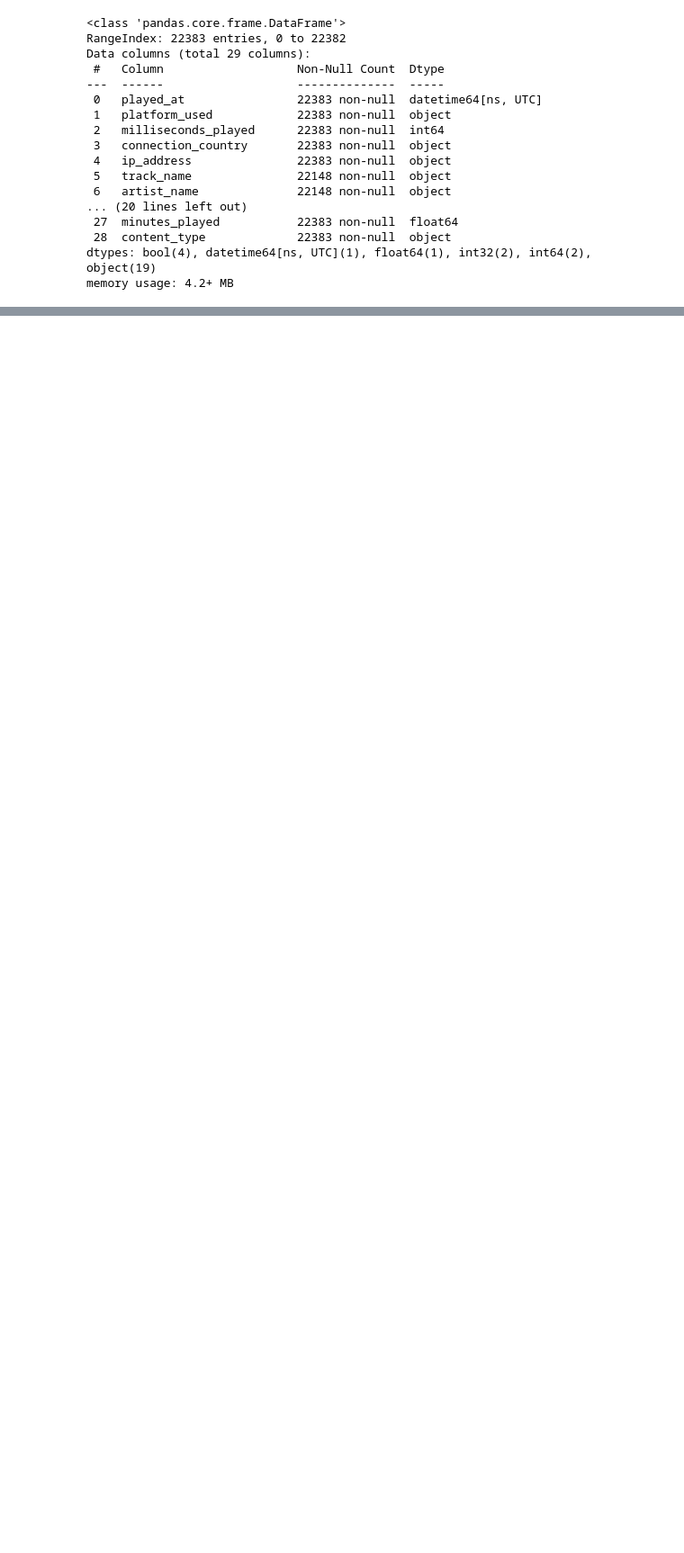
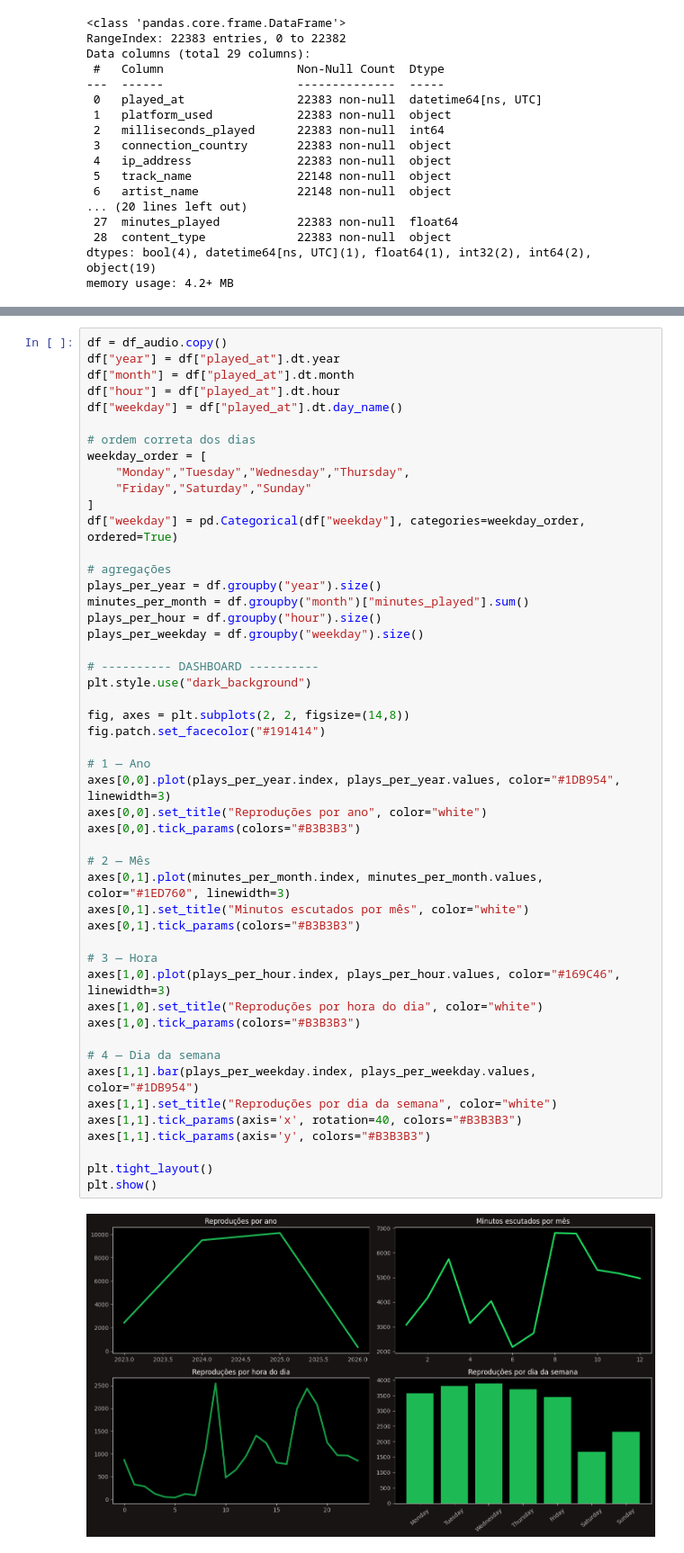
Before and after one commit to GuilhermeSouza122/atv_ciencia_dados, a Jupyter notebook: may/analise_descritiva.ipynb, the cells around one changed output, grey strips where cells are left out. Shown at 90% size. Cells and saved outputs as stored; diff of their text form; blank space fills up the shorter version.

```diff
--- a/may/analise_descritiva.ipynb
+++ b/may/analise_descritiva.ipynb
@@ -204,0 +366,51 @@ memory usage: 4.2+ MB
+# %%
+df = df_audio.copy()
+df["year"] = df["played_at"].dt.year
+df["month"] = df["played_at"].dt.month
+df["hour"] = df["played_at"].dt.hour
+df["weekday"] = df["played_at"].dt.day_name()
+
+# ordem correta dos dias
+weekday_order = [
+    "Monday","Tuesday","Wednesday","Thursday",
+    "Friday","Saturday","Sunday"
+]
+df["weekday"] = pd.Categorical(df["weekday"], categories=weekday_order, ordered=True)
+
+# agregações
+plays_per_year = df.groupby("year").size()
+minutes_per_month = df.groupby("month")["minutes_played"].sum()
+plays_per_hour = df.groupby("hour").size()
+plays_per_weekday = df.groupby("weekday").size()
+
+# ---------- DASHBOARD ----------
+plt.style.use("dark_background")
+
+fig, axes = plt.subplots(2, 2, figsize=(14,8))
+fig.patch.set_facecolor("#191414")
+
+# 1 — Ano
+axes[0,0].plot(plays_per_year.index, plays_per_year.values, color="#1DB954", linewidth=3)
+axes[0,0].set_title("Reproduções por ano", color="white")
+axes[0,0].tick_params(colors="#B3B3B3")
+
+# 2 — Mês
+axes[0,1].plot(minutes_per_month.index, minutes_per_month.values, color="#1ED760", linewidth=3)
+axes[0,1].set_title("Minutos escutados por mês", color="white")
+axes[0,1].tick_params(colors="#B3B3B3")
+
+# 3 — Hora
+axes[1,0].plot(plays_per_hour.index, plays_per_hour.values, color="#169C46", linewidth=3)
+axes[1,0].set_title("Reproduções por hora do dia", color="white")
+axes[1,0].tick_params(colors="#B3B3B3")
+
+# 4 — Dia da semana
+axes[1,1].bar(plays_per_weekday.index, plays_per_weekday.values, color="#1DB954")
+axes[1,1].set_title("Reproduções por dia da semana", color="white")
+axes[1,1].tick_params(axis='x', rotation=40, colors="#B3B3B3")
+axes[1,1].tick_params(axis='y', colors="#B3B3B3")
+
+plt.tight_layout()
+plt.show()
+# %% [output]
+[figure, added]
```
Also changed, not shown: parts of 24 cells of this notebook.
